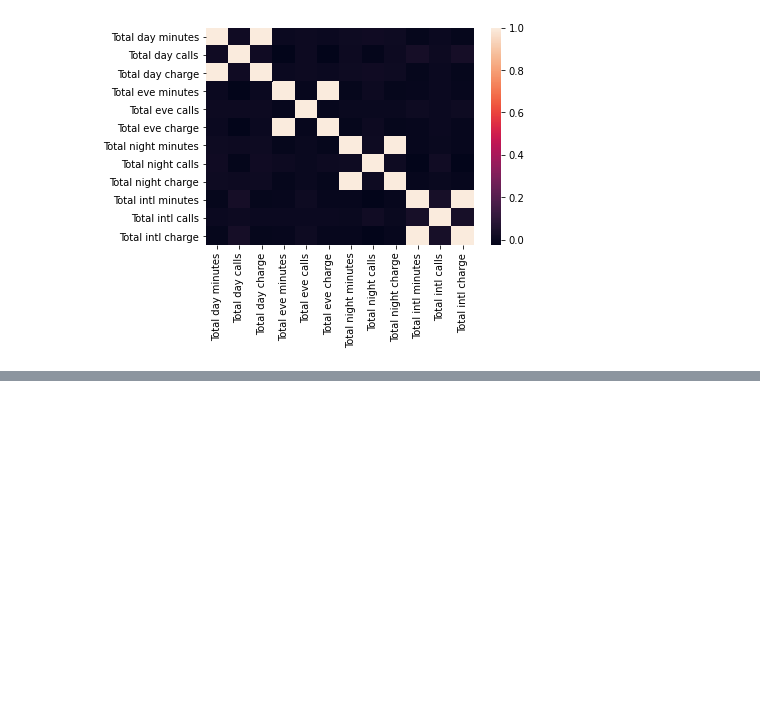
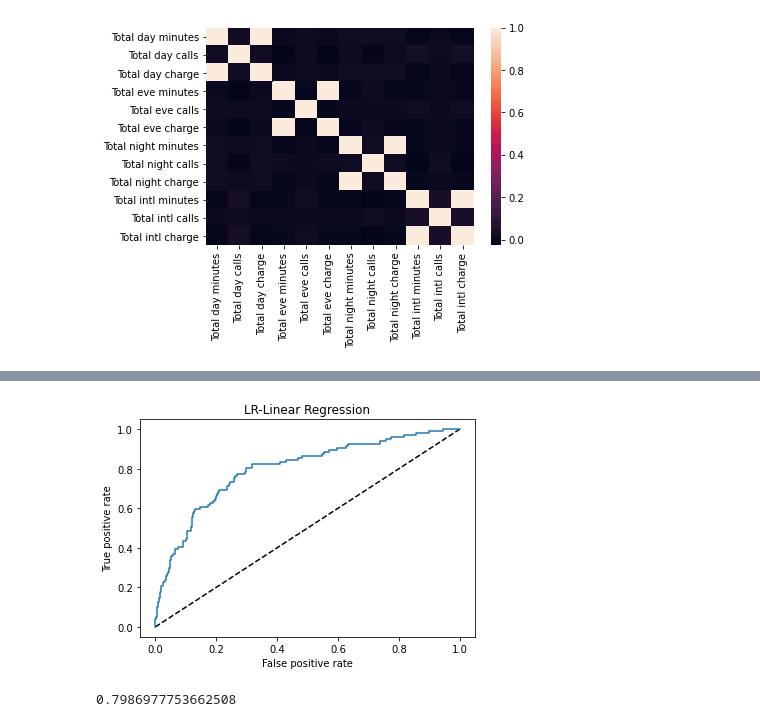
Before and after one commit to zhutian12/Github-Practice, a Jupyter notebook: churn_analysis.ipynb, the cells around one changed output, grey strips where cells are left out. Saved outputs shown, nothing was run; the diff lists cells and outputs as text; code cells hidden in the pictures; blank space fills up the shorter version.

```diff
--- a/churn_analysis.ipynb
+++ b/churn_analysis.ipynb
@@ -110,0 +172,5 @@ churn_df['Voice mail plan'] = churn_df['Voice mail plan'] == "Yes"
+# %%
+#Train the logistic regression model
+model_logistic.fit(x_train,y_train)
+model_rf.fit(x_train,y_train)
+model_knn.fit(x_train,y_train)
@@ -110,0 +222,5 @@ churn_df['Voice mail plan'] = churn_df['Voice mail plan'] == "Yes"
+# %%
+parameter = {"penalty":('l1','l2'),
+             "C":(1,0.5,0.25)}
+Grid_LR = GridSearchCV(LogisticRegression(solver='liblinear'),parameter,cv=5)
+Grid_LR.fit(x_train,y_train)
@@ -110,0 +249,3 @@ churn_df['Voice mail plan'] = churn_df['Voice mail plan'] == "Yes"
+# %%
+#give the best logistic regression model
+best_LR_model = Grid_LR.best_estimator_
@@ -110,0 +401,19 @@ churn_df['Voice mail plan'] = churn_df['Voice mail plan'] == "Yes"
+# %%
+y_lf = best_LR_model.predict_proba(x_test)[:,1]
+fpr_lr,tpr_lr,_ = roc_curve(y_test,y_lf)
+# %%
+#draw plot
+plt.figure(2)
+plt.plot([0,1],[0,1],"k--")
+plt.plot(fpr_lr,tpr_lr)
+plt.xlabel("False positive rate")
+plt.ylabel("True positive rate")
+plt.title("LR-Linear Regression")
+plt.show()
+# %% [output]
+[figure, added]
+# %%
+#AUC
+metrics.auc(fpr_lr,tpr_lr)
+# %% [output]
+0.7986977753662508
```
Also changed, not shown: parts of 33 cells of this notebook.
